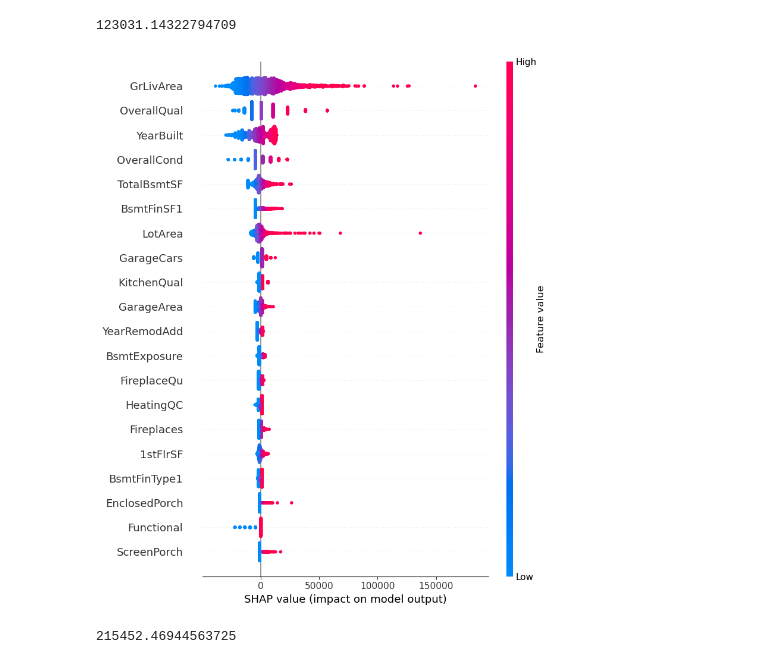
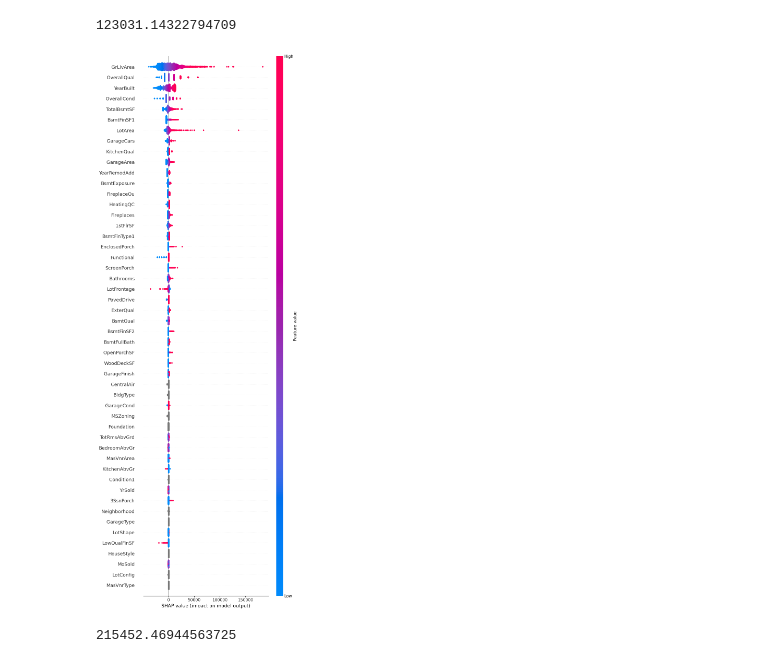
Before and after one commit to Na-ta-lie/Ames-Price-Prediction, a Jupyter notebook: SHAP_again.ipynb, the cells around one changed output. Saved outputs shown, nothing was run; the diff lists cells and outputs as text; code cells hidden in the pictures.

```diff
--- a/SHAP_again.ipynb
+++ b/SHAP_again.ipynb
@@ -364,9 +370,10 @@ np.exp(bv) + dollar_shap_values.iloc[0].sum()
 # %%
 shap.summary_plot(dollar_shap_values.values,
                   X_new_order.values,
-                  feature_names=dollar_shap_values.columns)
+                  feature_names=dollar_shap_values.columns,
+                 max_display= 50)
 # %% [output]
-[figure, old version]
+[figure, new version]
 # %%
 np.exp(bv) + (dollar_shap_values.iloc[2332].sum())
 # %% [output]
```
Also changed, not shown: parts of 10 cells of this notebook, 5 other files.
